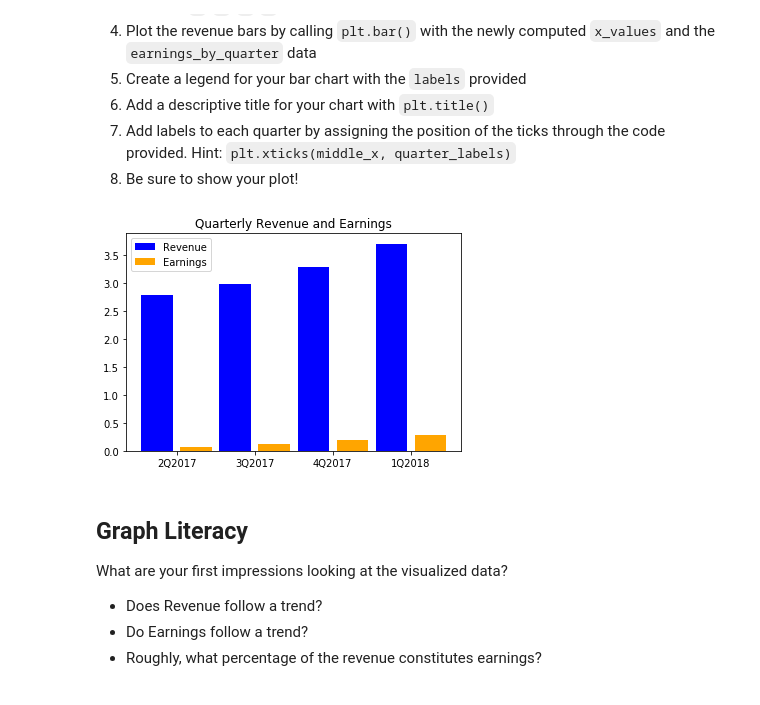
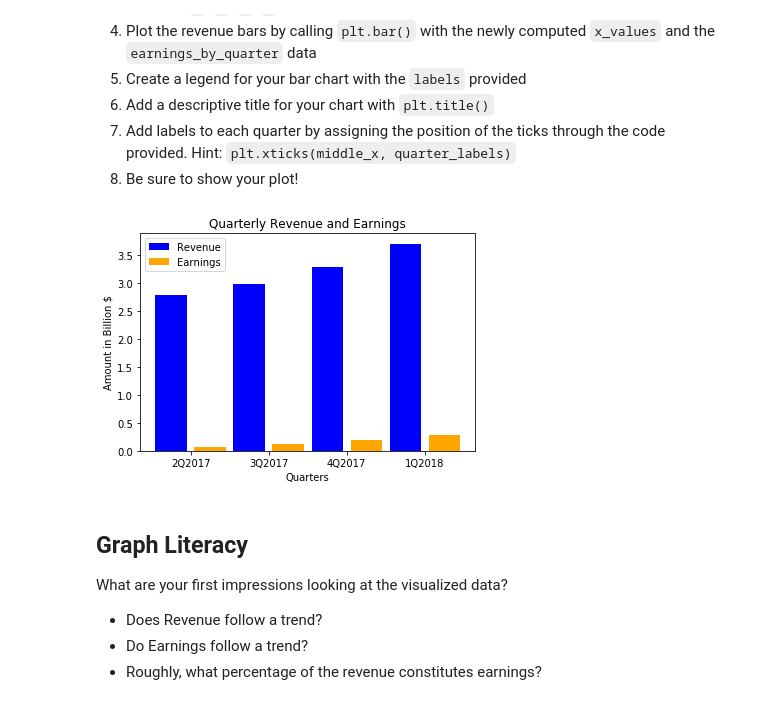
Before and after one commit to khadijaamjad/NetflixVisualizations, a Jupyter notebook: netflix_visualizations.ipynb, the cells around one changed output. Cells and saved outputs as stored; diff of their text form; code cells hidden in the pictures.

```diff
--- a/netflix_visualizations.ipynb
+++ b/netflix_visualizations.ipynb
@@ -291,34 +293,36 @@ revenue_by_quarter = [2.79, 2.98,3.29,3.7]
 earnings_by_quarter = [.0656,.12959,.18552,.29012]
 quarter_labels = ["2Q2017","3Q2017","4Q2017", "1Q2018"]
 
 # Revenue
 n = 1  # This is our first dataset (out of 2)
 t = 2 # Number of dataset
 d = 4 # Number of sets of bars
 w = 1 # Width of each bar
 bars1_x = [t*element + w*n for element
              in range(d)]
 plt.bar(bars1_x,revenue_by_quarter,color="blue");
 
 # Earnings
 n = 2  # This is our second dataset (out of 2)
 t = 2 # Number of dataset
 d = 4 # Number of sets of bars
 w = 1 # Width of each bar
 bars2_x = [t*element + w*n for element
              in range(d)]
 
 plt.bar(bars2_x,earnings_by_quarter,color="orange");
 
 middle_x = [ (a + b) / 2.0 for a, b in zip(bars1_x, bars2_x)]
 labels = ["Revenue", "Earnings"]
 plt.xticks(middle_x,quarter_labels);
 plt.legend(labels);
+plt.xlabel("Quarters");
+plt.ylabel("Amount in Billion $")
 plt.title("Quarterly Revenue and Earnings")
 plt.savefig("BarChart.png");
 plt.show();
 # %% [output]
-[figure, old version]
+[figure, new version]
 # %% [markdown]
 ## Graph Literacy
 What are your first impressions looking at the visualized data?
```
Also changed, not shown: parts of 1 cell of this notebook.
